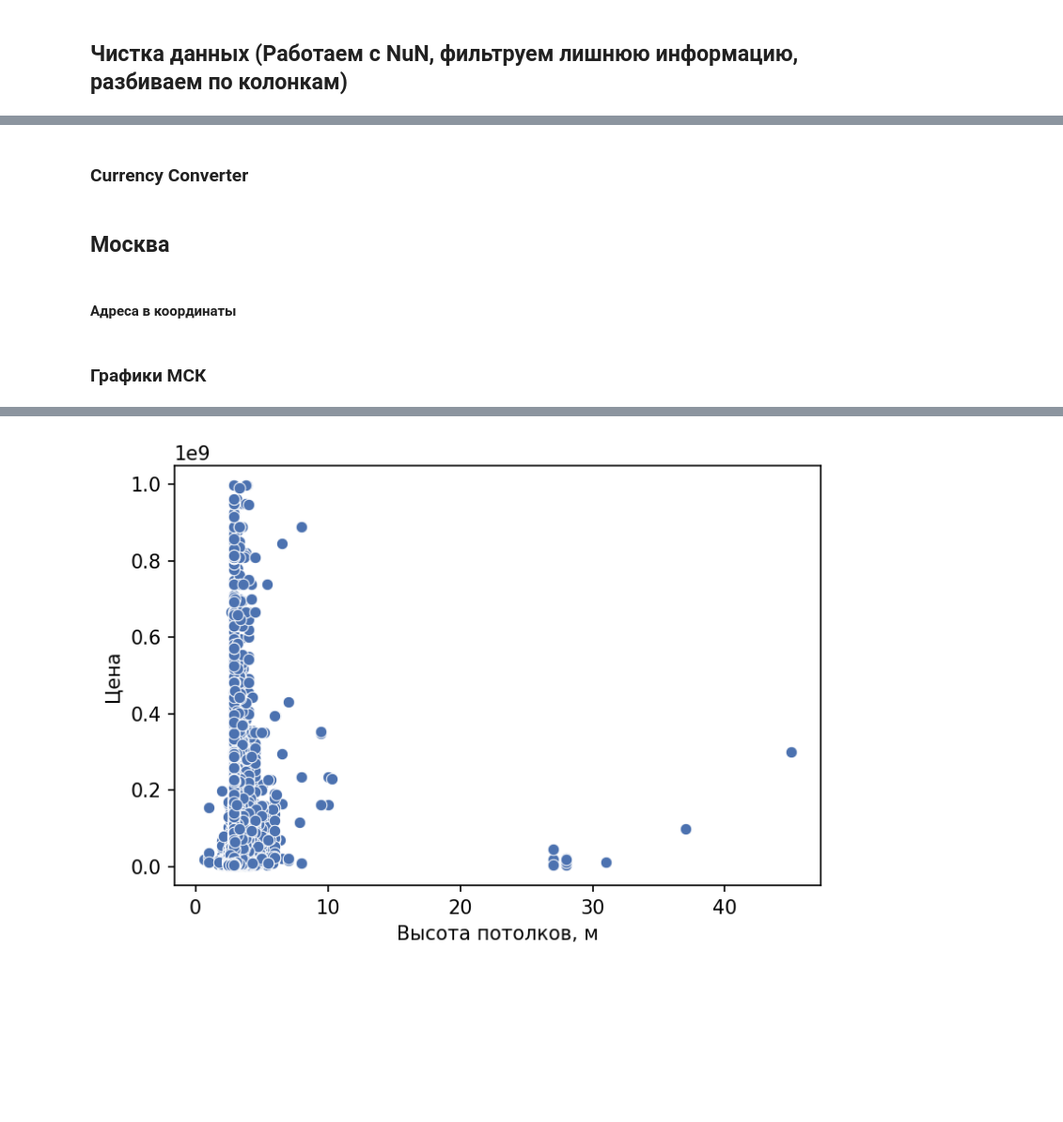
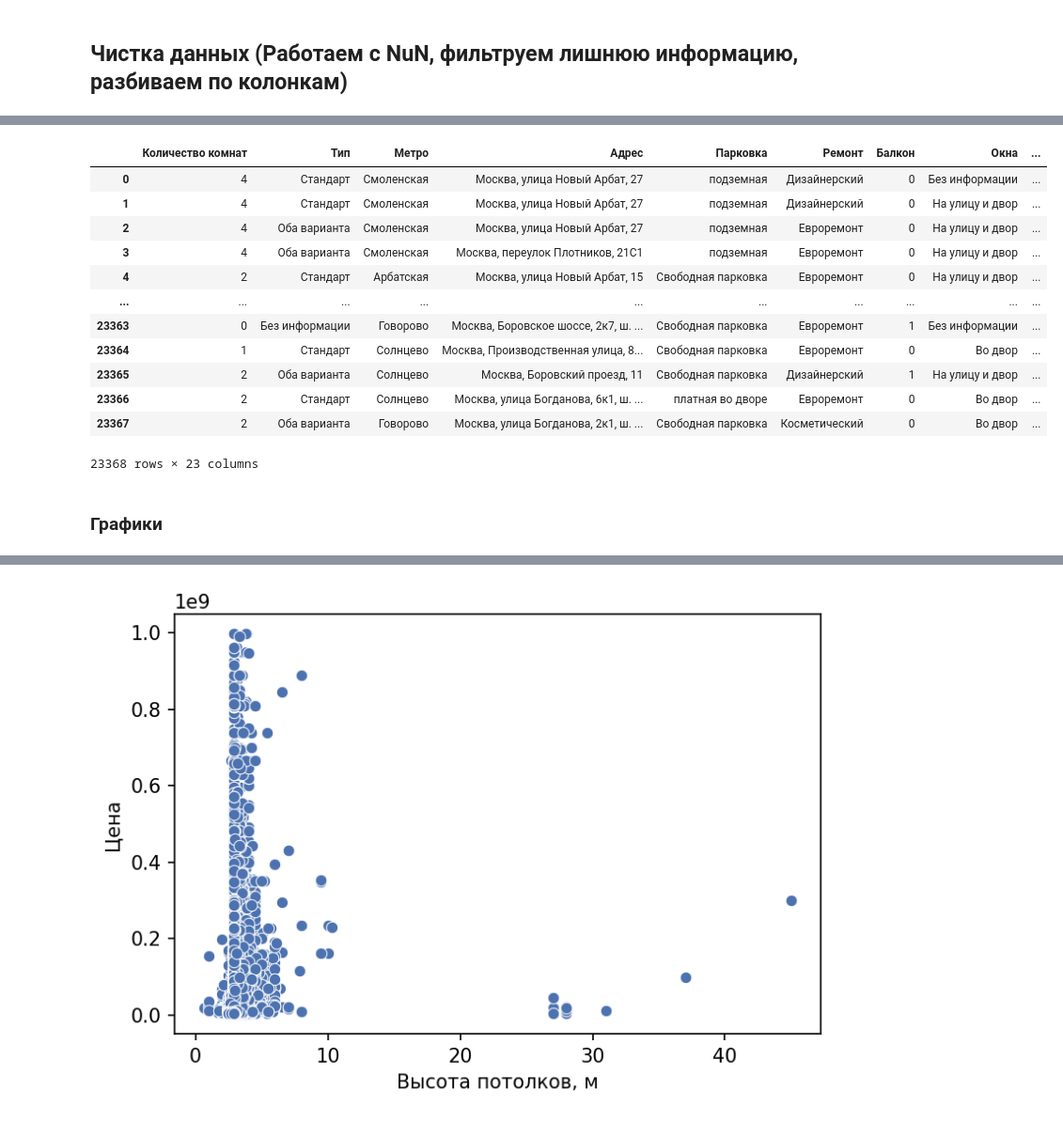
Before and after one commit to SavrOverSide/zadanie_zhilie, a Jupyter notebook: Zhilie_notebook.ipynb, the cells around one changed output, grey strips where cells are left out. Shown at 94% size. Saved outputs shown, nothing was run; the diff lists cells and outputs as text; code cells hidden in the pictures; blank space fills up the shorter version.

```diff
--- a/Zhilie_notebook.ipynb
+++ b/Zhilie_notebook.ipynb
@@ -158,5 +353,3 @@ df['Высота потолков, м'] = df['Высота потолков, м'
 # print(df['Высота потолков, м'].unique())
 # print(df['Высота потолков, м'].value_counts())
 # print(round(df['Высота потолков, м'].mean(), 2))
-# %% [markdown]
-### Currency Converter
@@ -174,6 +356,18 @@ def sale(text):
-# %%
-text = df['Цена']
-text = text.apply(sale)
-df['Цена'] = text
+# %%
+display(df)
+# %% [output]
+|  | Количество комнат | Тип | Метро | Адрес | Парковка | Ремонт | Балкон | Окна | ... |
+| 0 | 4 | Стандарт | Смоленская | Москва, улица Новый Арбат, 27 | подземная | Дизайнерский | 0 | Без информации | ... |
+| 1 | 4 | Стандарт | Смоленская | Москва, улица Новый Арбат, 27 | подземная | Дизайнерский | 0 | На улицу и двор | ... |
+| 2 | 4 | Оба варианта | Смоленская | Москва, улица Новый Арбат, 27 | подземная | Евроремонт | 0 | На улицу и двор | ... |
+| 3 | 4 | Оба варианта | Смоленская | Москва, переулок Плотников, 21С1 | подземная | Евроремонт | 0 | На улицу и двор | ... |
+| 4 | 2 | Стандарт | Арбатская | Москва, улица Новый Арбат, 15 | Свободная парковка | Евроремонт | 0 | На улицу и двор | ... |
+| ... | ... | ... | ... | ... | ... | ... | ... | ... | ... |
+| 23363 | 0 | Без информации | Говорово | Москва, Боровское шоссе, 2к7, ш. ... | Свободная парковка | Евроремонт | 1 | Без информации | ... |
+| 23364 | 1 | Стандарт | Солнцево | Москва, Производственная улица, 8... | Свободная парковка | Евроремонт | 0 | Во двор | ... |
+| 23365 | 2 | Оба варианта | Солнцево | Москва, Боровский проезд, 11 | Свободная парковка | Дизайнерский | 1 | На улицу и двор | ... |
+| 23366 | 2 | Стандарт | Солнцево | Москва, улица Богданова, 6к1, ш. ... | платная во дворе | Евроремонт | 0 | Во двор | ... |
+| 23367 | 2 | Оба варианта | Говорово | Москва, улица Богданова, 2к1, ш. ... | Свободная парковка | Косметический | 0 | Во двор | ... |
+23368 rows × 23 columns
 # %% [markdown]
-## Москва
+### Графики
@@ -275,2 +373,0 @@ df_msk['Адрес'] = text3
-# %% [markdown]
-#### Адреса в координаты
@@ -293,5 +374,3 @@ for row in tqdm(df_msk['Адрес']):
-# %% [markdown]
-### Графики МСК
 # %%
 # создаем графики зависимости категориальных данных к цене, то есть мы хотим понимать сильно ли влияет категория на стоимость дома
 def plot_mean_price(column):
```
Also changed, not shown: parts of 81 cells of this notebook, 1 other file.
